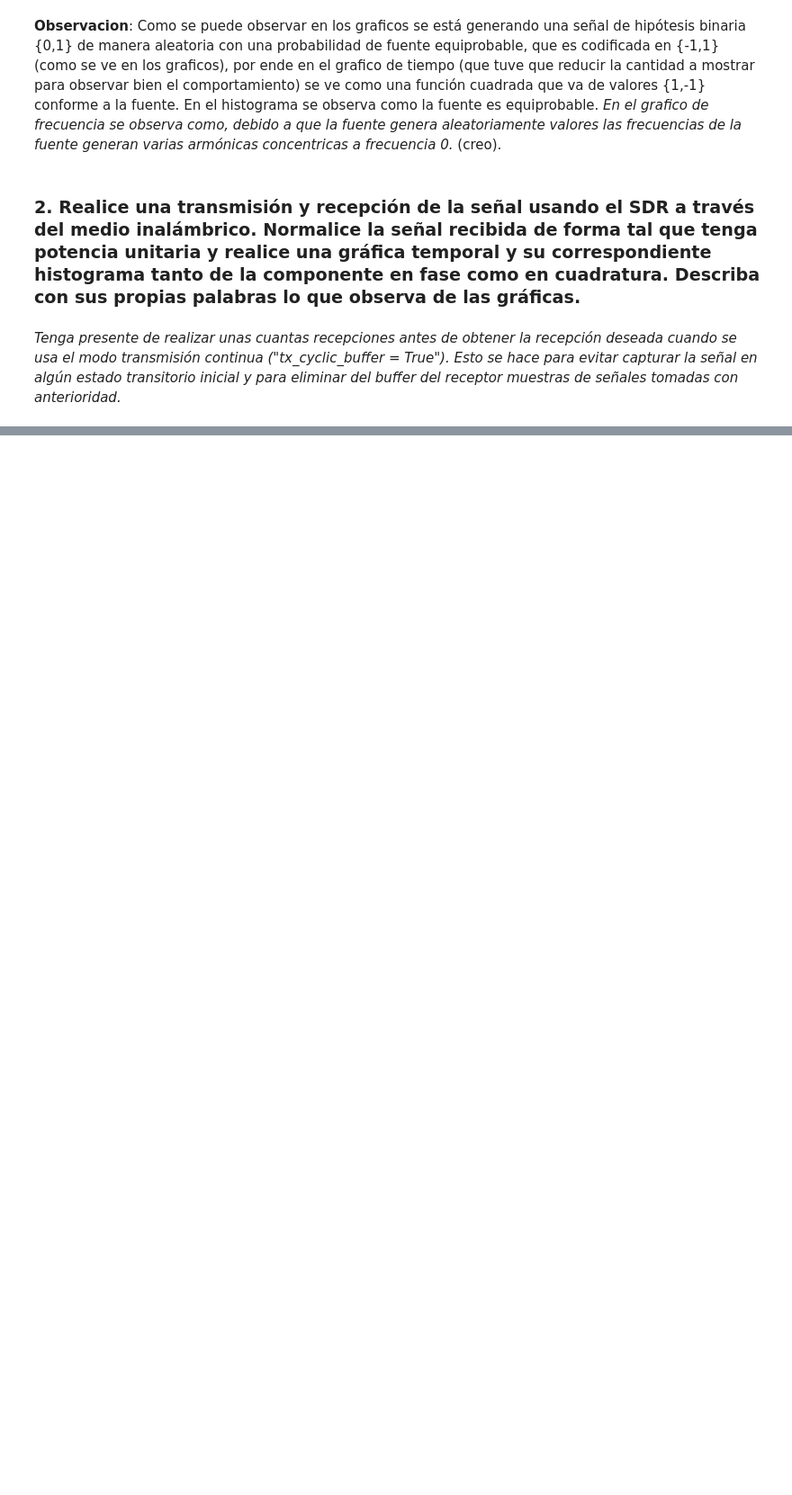
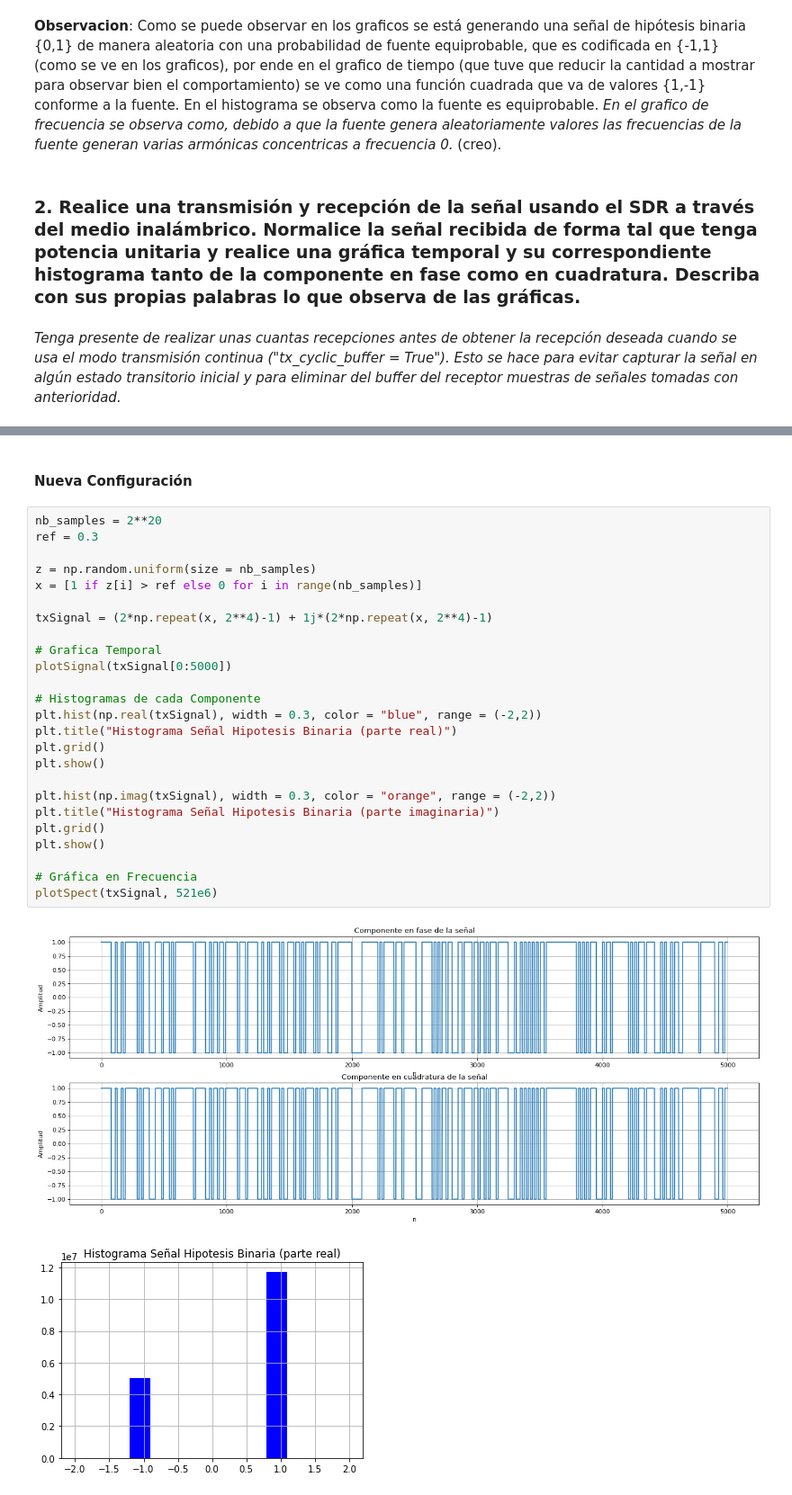
Before and after one commit to simi-sai/Com_Digitales, a Jupyter notebook: Laboratorios/Laboratorio 3.ipynb, the cells around one changed output, grey strips where cells are left out. Shown at 90% size. Drawn from its saved outputs; the diff is of its cells as text; blank space fills up the shorter version.

```diff
--- a/Laboratorios/Laboratorio 3.ipynb
+++ b/Laboratorios/Laboratorio 3.ipynb
@@ -136,0 +252,30 @@ RxBufferSize     = 2**20         # Rx Buffer size. Maximun value 2**28 [Samples]
+# %% [markdown]
+#### Nueva Configuración
+# %%
+nb_samples = 2**20
+ref = 0.3
+
+z = np.random.uniform(size = nb_samples)
+x = [1 if z[i] > ref else 0 for i in range(nb_samples)]
+
+txSignal = (2*np.repeat(x, 2**4)-1) + 1j*(2*np.repeat(x, 2**4)-1)
+
+# Grafica Temporal
+plotSignal(txSignal[0:5000])
+
+# Histogramas de cada Componente
+plt.hist(np.real(txSignal), width = 0.3, color = "blue", range = (-2,2))
+plt.title("Histograma Señal Hipotesis Binaria (parte real)")
+plt.grid()
+plt.show()
+
+plt.hist(np.imag(txSignal), width = 0.3, color = "orange", range = (-2,2))
+plt.title("Histograma Señal Hipotesis Binaria (parte imaginaria)")
+plt.grid()
+plt.show()
+
+# Gráfica en Frecuencia
+plotSpect(txSignal, 521e6)
+# %% [output]
+[figure, added]
+[figure, added]
```
Also changed, not shown: parts of 54 cells of this notebook, 1 other file.
